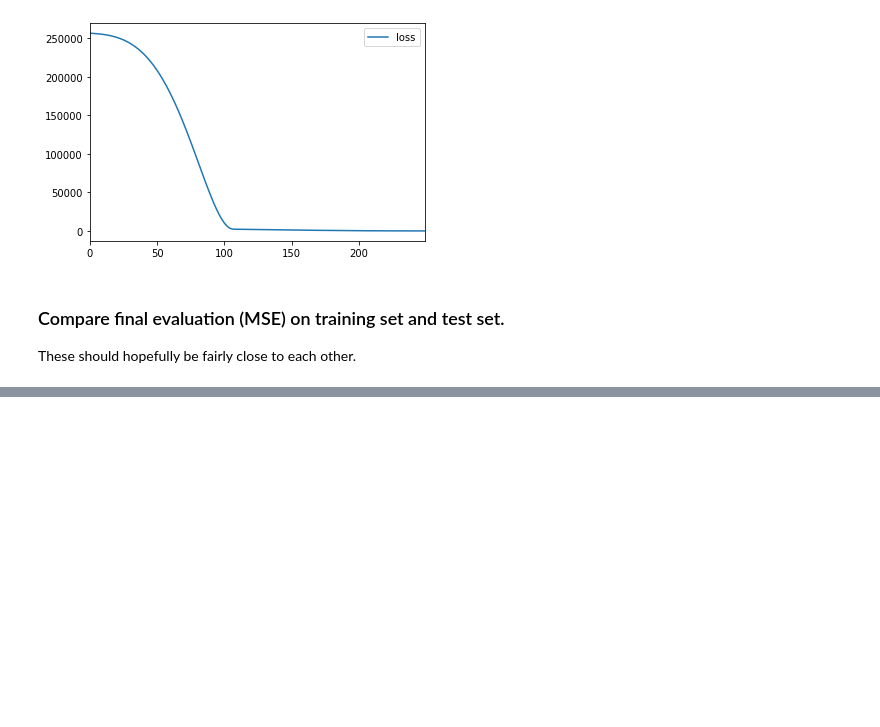
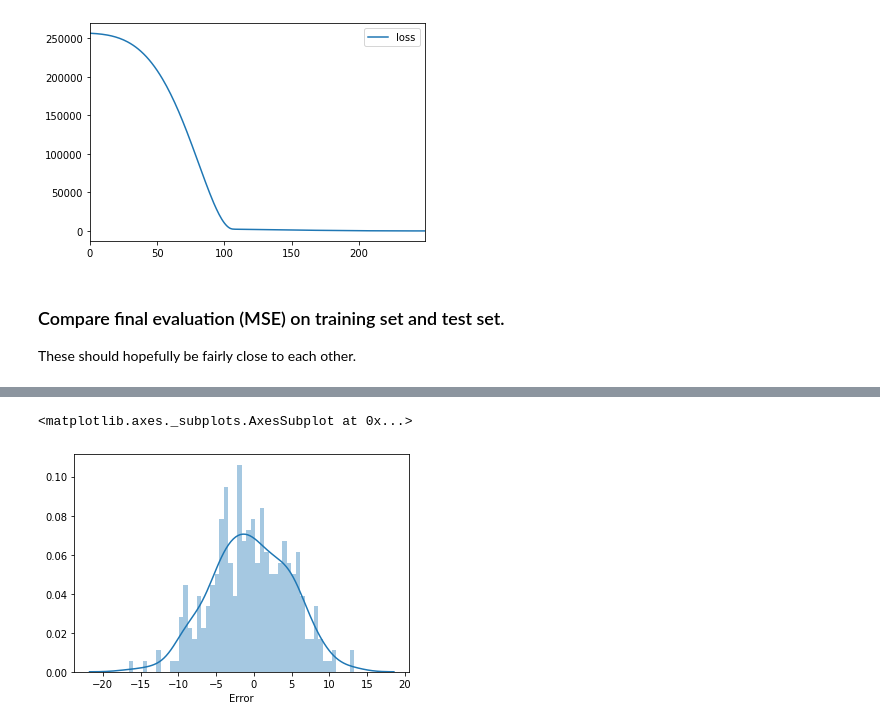
Before and after one commit to GkouskosV/Python-for-Data-Science-and-Machine-Learning-Bootcamp, a Jupyter notebook: Deep_Learning_Sections/Keras_basics.ipynb, the cells around one changed output, grey strips where cells are left out. Cells and saved outputs as stored; diff of their text form; code cells hidden in the pictures; blank space fills up the shorter version.

```diff
--- a/Deep_Learning_Sections/Keras_basics.ipynb
+++ b/Deep_Learning_Sections/Keras_basics.ipynb
@@ -198,0 +276,5 @@ These should hopefully be fairly close to each other.
+# %%
+sns.distplot(pred_df['Error'], bins=50)
+# %% [output]
+<matplotlib.axes._subplots.AxesSubplot at 0x...>
+[figure, added]
```
Also changed, not shown: parts of 16 cells of this notebook.
